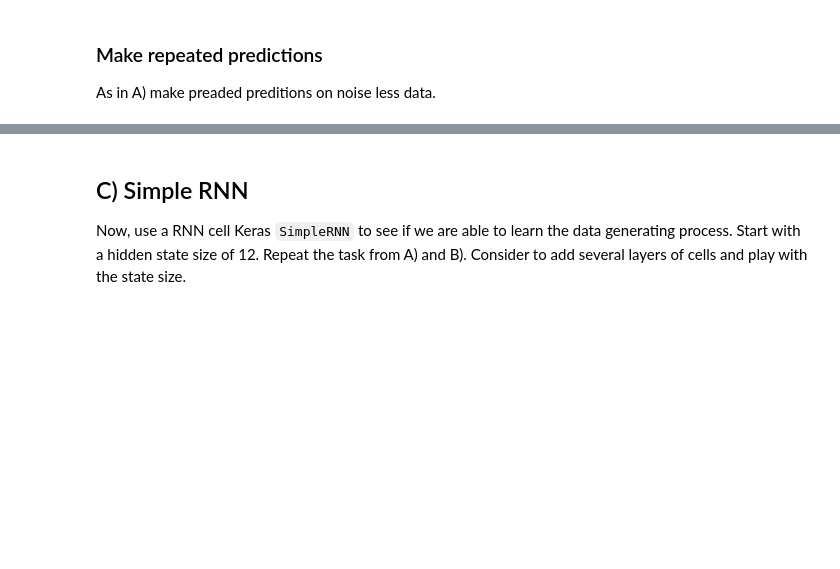
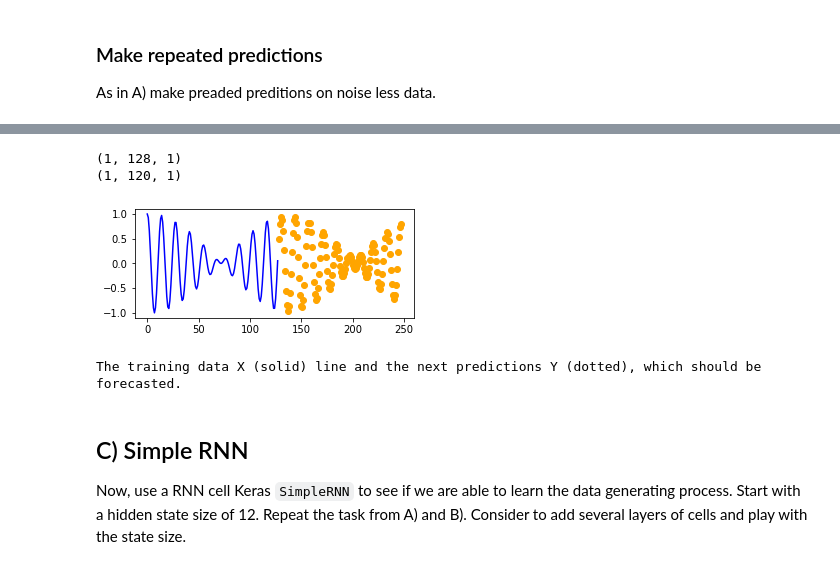
Before and after one commit to schmuecker/machine-learning-course, a Jupyter notebook: Deep Learning/03 rnn/03.1/LSTM_vs_1DConv_no_solution.ipynb, the cells around one changed output, grey strips where cells are left out. Cells and saved outputs as stored; diff of their text form; code cells hidden in the pictures; blank space fills up the shorter version.

```diff
--- a/Deep Learning/03 rnn/03.1/LSTM_vs_1DConv_no_solution.ipynb
+++ b/Deep Learning/03 rnn/03.1/LSTM_vs_1DConv_no_solution.ipynb
@@ -231,3 +322,34 @@ As in A) make preaded preditions on noise less data.
+# %%
+x_test,y_test = gen_data(size=1,noise=0.0)
+def predict(sequence):
+    pred = model2.predict(sequence)
+    new_sequence = np.append(sequence, pred)
+    new_sequence = new_sequence.reshape((1,len(new_sequence),1))
+    return new_sequence
+
+y_pred = predict(x_test)
+for x in range(11):
+    y_pred = predict(y_pred)
+
+# Remove data which is already in x_test
+y_pred = y_pred[:,128:]
+
+print(x_test.shape)
+print(y_pred.shape)
+# %% [output]
+(1, 128, 1)
+(1, 120, 1)
+# %%
+
+plt.figure(num=None, figsize=(5,2))
+plt.plot(range(0, 128),x_test[0,:,0],'b-')
+plt.plot(range(128, 248),y_pred[0,:,0],'bo',color='orange')
+
+plt.show()
+print('The training data X (solid) line and the next predictions Y (dotted), which should be forecasted.')
+# %% [output]
+[figure, added]
+The training data X (solid) line and the next predictions Y (dotted), which should be forecasted.
 # %% [markdown]
 ## C) Simple RNN
 
```
Also changed, not shown: parts of 6 cells of this notebook.
